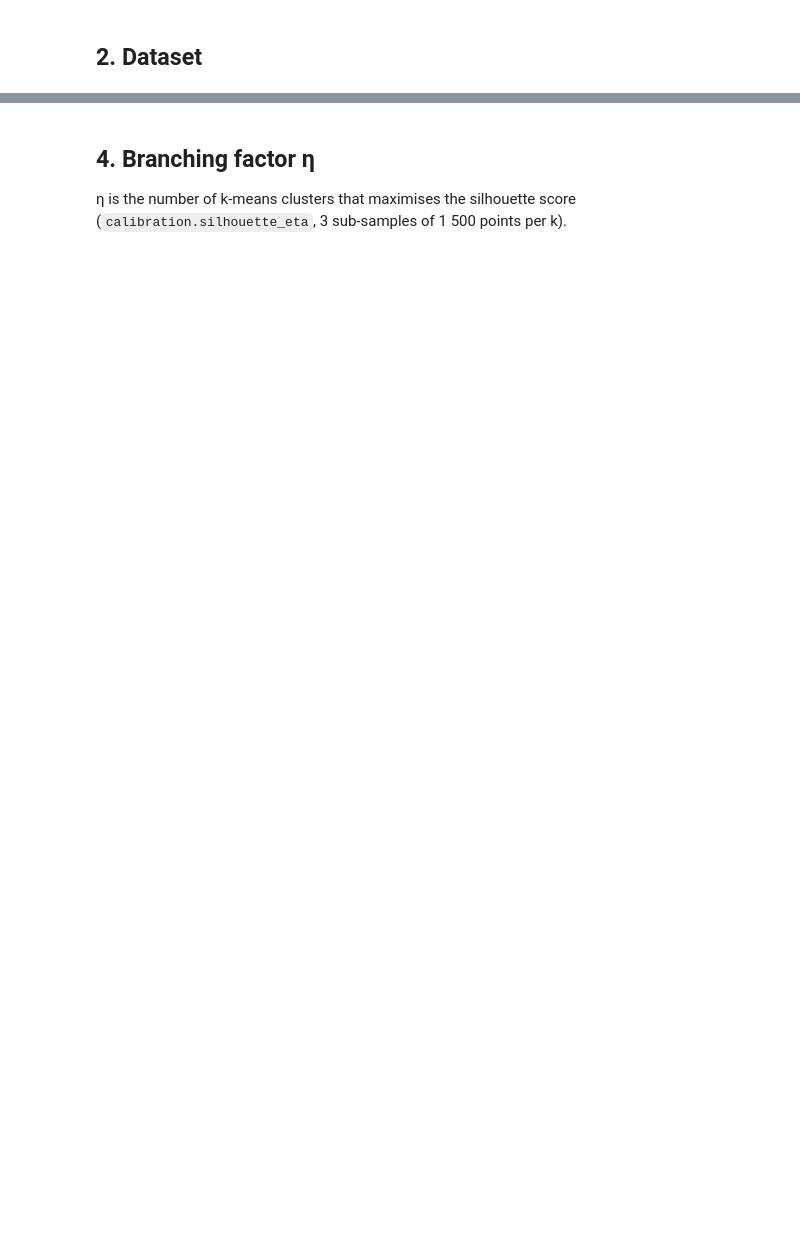
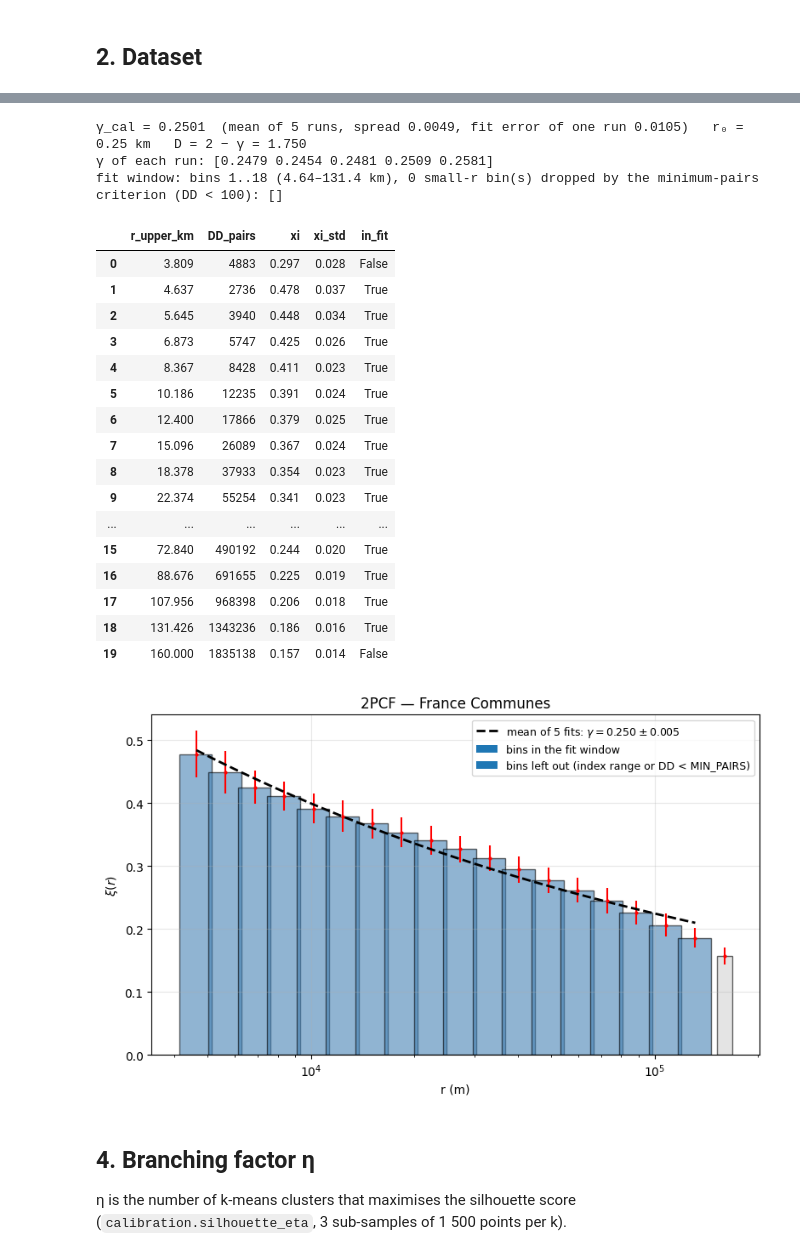
Before and after one commit to Presigny/fake_world, a Jupyter notebook: notebooks/emile_2026/calibration/france_municipalities.ipynb, the cells around one changed output, grey strips where cells are left out. Saved outputs shown, nothing was run; the diff lists cells and outputs as text; code cells hidden in the pictures; blank space fills up the shorter version.

```diff
--- a/notebooks/emile_2026/calibration/france_municipalities.ipynb
+++ b/notebooks/emile_2026/calibration/france_municipalities.ipynb
@@ -108,42 +129,68 @@ accepted one all stay), and the same window is reused for the amplitude ratio
 the DD count of every bin and whether it enters the fit.
 # %%
-r_edges, l_xi, counts = cal.data_2pcf(gdf_projected, gdf_edge, crs, rmax,
-                                      return_counts=True)
-gamma, r0, gamma_err, r0_err, (mask, win) = cal.fit_gamma(
-    r_edges, l_xi, dd=counts["DD"], return_window=True)
+# N_GAMMA_RUNS = 5 independent runs of the 2PCF; gamma and r0 are the means of the fits
+# of the runs, and the realisations of all the runs are stacked in l_xi
+runs = cal.data_2pcf_runs(gdf_projected, gdf_edge, crs, rmax)
+r_edges, l_xi, counts = runs["r_edges"], runs["l_xi"], runs["counts"]
+gamma, r0, gamma_err, r0_err = runs["gamma"], runs["r0"], runs["gamma_err"], runs["r0_err"]
+gamma_std, mask, win = runs["gamma_std"], runs["mask"], runs["win"]
 xi_data = cal._xi_mean(r_edges, l_xi)
-xi_std = np.std(l_xi, axis=0)[:len(xi_data)]
+xi_std = np.nanstd(l_xi, axis=0)[:len(xi_data)]
 dd = counts["DD"][:len(xi_data)]
 
-print(f"γ_cal = {gamma:.4f} ± {gamma_err:.4f}   r₀ = {r0 / 1e3:.2f} km   D = 2 − γ = {2 - gamma:.3f}")
+print(f"γ_cal = {gamma:.4f}  (mean of {runs['n_ok']} runs, spread {gamma_std:.4f}, "
+      f"fit error of one run {gamma_err:.4f})   r₀ = {r0 / 1e3:.2f} km   D = 2 − γ = {2 - gamma:.3f}")
+print("γ of each run:", np.round(runs["gamma_runs"], 4))
 print(f"fit window: bins {win['first']}..{win['last']} "
       f"({win['r_lo'] / 1e3:.2f}–{win['r_hi'] / 1e3:.1f} km), "
       f"{len(win['dropped_min_pairs'])} small-r bin(s) dropped by the "
       f"minimum-pairs criterion (DD < {win['min_pairs']}): {win['dropped_min_pairs']}")
 
 table = pd.DataFrame({"r_upper_km": r_edges[:len(xi_data)] / 1e3,
                       "DD_pairs": dd.astype(int),
                       "xi": xi_data, "xi_std": xi_std,
                       "in_fit": mask})
 display(table.round(3))
 
 # Sort the data by decreasing mark for the m-scan
 coords_sorted = coords[np.argsort(marks)[::-1]]
 
 fig, ax = plt.subplots(figsize=(8, 5))
 r_d, w_d = r_edges[1:len(xi_data)], np.diff(np.append(r_edges[1:len(xi_data)], 1.1 * r_edges[len(xi_data) - 1]))
 colors = np.where(mask[1:], "steelblue", "lightgray")
 ax.bar(r_d, xi_data[1:], width=w_d, align="center", edgecolor="black",
        color=colors, alpha=0.6)
 ax.errorbar(r_d, xi_data[1:], yerr=xi_std[1:], fmt="o", color="red", ms=2)
 ax.bar([], [], color="steelblue", label="bins in the fit window")
 ax.bar([], [], color="lightgray", label="bins left out (index range or DD < MIN_PAIRS)")
 r_fit = np.logspace(np.log10(win["r_lo"]), np.log10(win["r_hi"]), 200)
 ax.plot(r_fit, power_law(r_fit, gamma, r0), "--", color="black", lw=2,
-        label=rf"fit: $\gamma = {gamma:.3f} \pm {gamma_err:.3f}$")
+        label=rf"mean of {runs['n_ok']} fits: $\gamma = {gamma:.3f} \pm {gamma_std:.3f}$")
 ax.set_xscale("log"); ax.set_xlabel("r (m)"); ax.set_ylabel(r"$\xi(r)$")
 ax.set_title(f"2PCF — {name}"); ax.legend(fontsize=9); ax.grid(alpha=0.3)
 plt.tight_layout(); plt.show()
+# %% [output]
+γ_cal = 0.2501  (mean of 5 runs, spread 0.0049, fit error of one run 0.0105)   r₀ = 0.25 km   D = 2 − γ = 1.750
+γ of each run: [0.2479 0.2454 0.2481 0.2509 0.2581]
+fit window: bins 1..18 (4.64–131.4 km), 0 small-r bin(s) dropped by the minimum-pairs criterion (DD < 100): []
+|  | r_upper_km | DD_pairs | xi | xi_std | in_fit |
+| 0 | 3.809 | 4883 | 0.297 | 0.028 | False |
+| 1 | 4.637 | 2736 | 0.478 | 0.037 | True |
+| 2 | 5.645 | 3940 | 0.448 | 0.034 | True |
+| 3 | 6.873 | 5747 | 0.425 | 0.026 | True |
+| 4 | 8.367 | 8428 | 0.411 | 0.023 | True |
+| 5 | 10.186 | 12235 | 0.391 | 0.024 | True |
+| 6 | 12.400 | 17866 | 0.379 | 0.025 | True |
+| 7 | 15.096 | 26089 | 0.367 | 0.024 | True |
+| 8 | 18.378 | 37933 | 0.354 | 0.023 | True |
+| 9 | 22.374 | 55254 | 0.341 | 0.023 | True |
+| ... | ... | ... | ... | ... | ... |
+| 15 | 72.840 | 490192 | 0.244 | 0.020 | True |
+| 16 | 88.676 | 691655 | 0.225 | 0.019 | True |
+| 17 | 107.956 | 968398 | 0.206 | 0.018 | True |
+| 18 | 131.426 | 1343236 | 0.186 | 0.016 | True |
+| 19 | 160.000 | 1835138 | 0.157 | 0.014 | False |
+[figure, added]
 # %% [markdown]
 ## 4. Branching factor η
 
```
Also changed, not shown: parts of 13 cells of this notebook, 44 other files.
